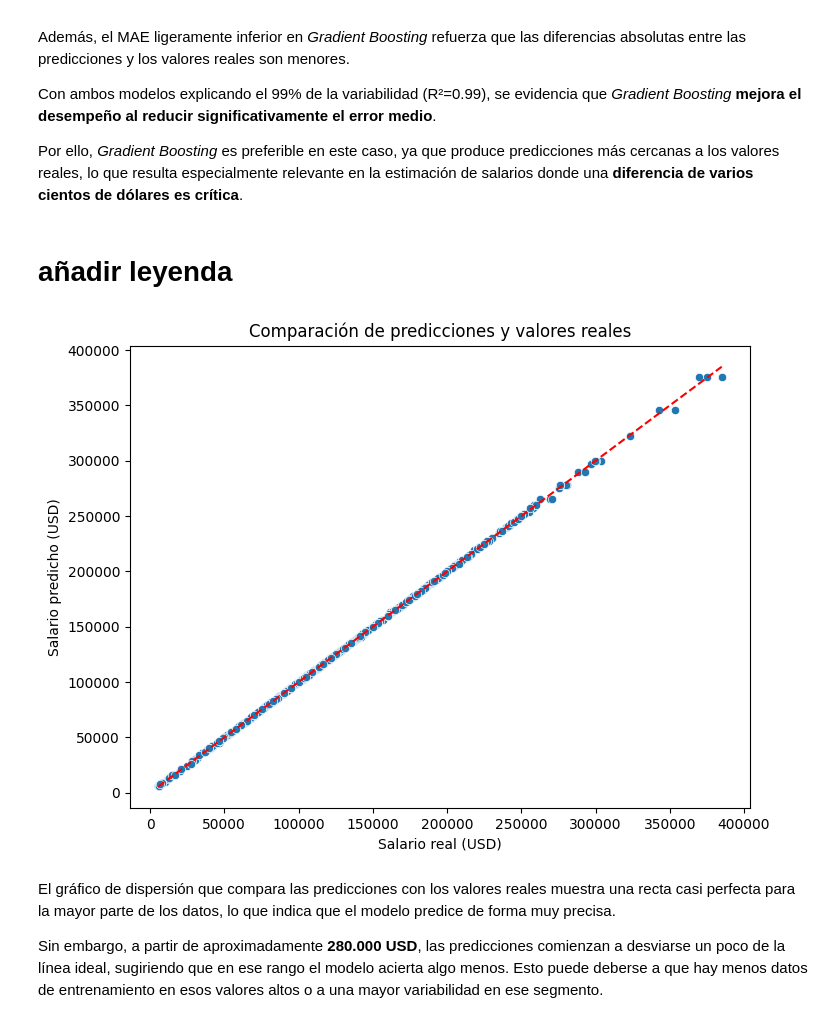
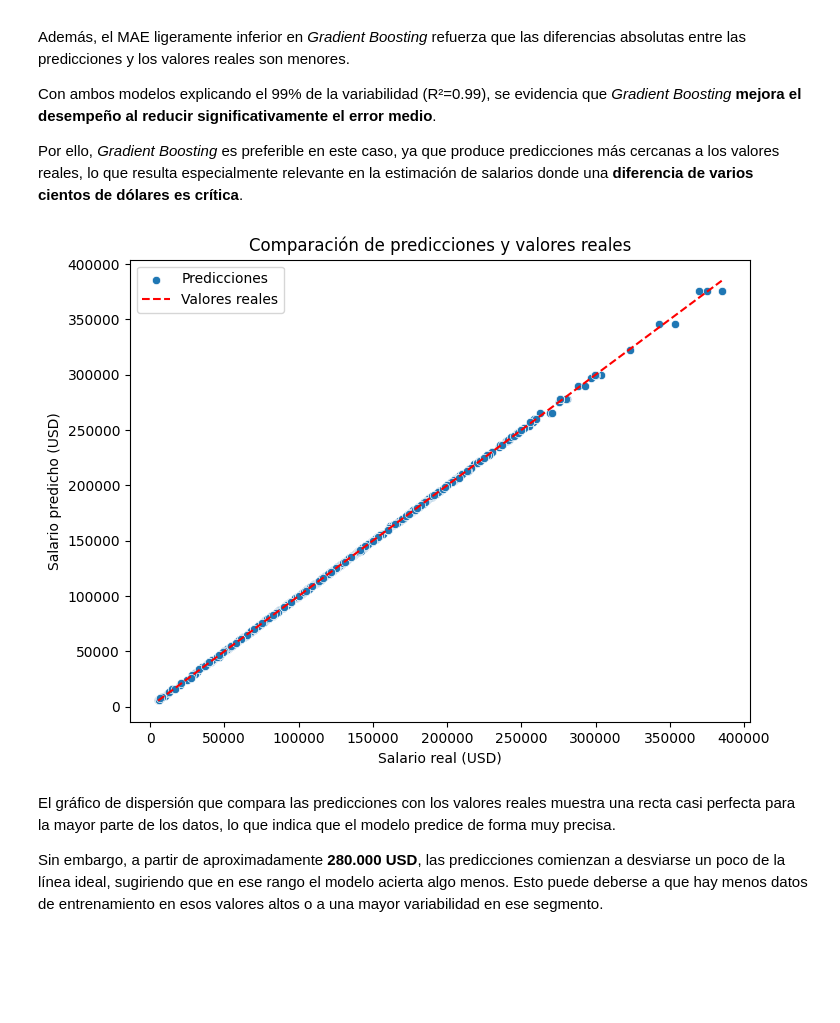
Before and after one commit to GABRIELACONTE/TEAM_CHALLENGE_17, a Jupyter notebook: temas/presentación.ipynb, the cells around one changed output. Drawn from its saved outputs; the diff is of its cells as text; code cells hidden in the pictures; blank space fills up the shorter version.

```diff
--- a/temas/presentación.ipynb
+++ b/temas/presentación.ipynb
@@ -999,18 +987,17 @@ Además, el MAE ligeramente inferior en *Gradient Boosting* refuerza que las dif
 Con ambos modelos explicando el 99% de la variabilidad (R²=0.99), se evidencia que *Gradient Boosting* **mejora el desempeño al reducir significativamente el error medio**.
 
 Por ello, *Gradient Boosting* es preferible en este caso, ya que produce predicciones más cercanas a los valores reales, lo que resulta especialmente relevante en la estimación de salarios donde una **diferencia de varios cientos de dólares es crítica**.
-# %% [markdown]
-# añadir leyenda
 # %%
 plt.figure(figsize=(8, 6))
-sns.scatterplot(x=y_test, y=y_pred)
-plt.plot([min(y_test), max(y_test)], [min(y_test), max(y_test)], color='red', linestyle='--')
+sns.scatterplot(x=y_test, y=y_pred, label="Predicciones")
+plt.plot([min(y_test), max(y_test)], [min(y_test), max(y_test)], color='red', linestyle='--', label="Valores reales")
 plt.xlabel("Salario real (USD)")
 plt.ylabel("Salario predicho (USD)")
 plt.title("Comparación de predicciones y valores reales")
+plt.legend()
 plt.show()
 # %% [output]
-[figure, old version]
+[figure, new version]
 # %% [markdown]
 El gráfico de dispersión que compara las predicciones con los valores reales muestra una recta casi perfecta para la mayor parte de los datos, lo que indica que el modelo predice de forma muy precisa.
 
```
Also changed, not shown: parts of 7 cells of this notebook, 4 other files.
